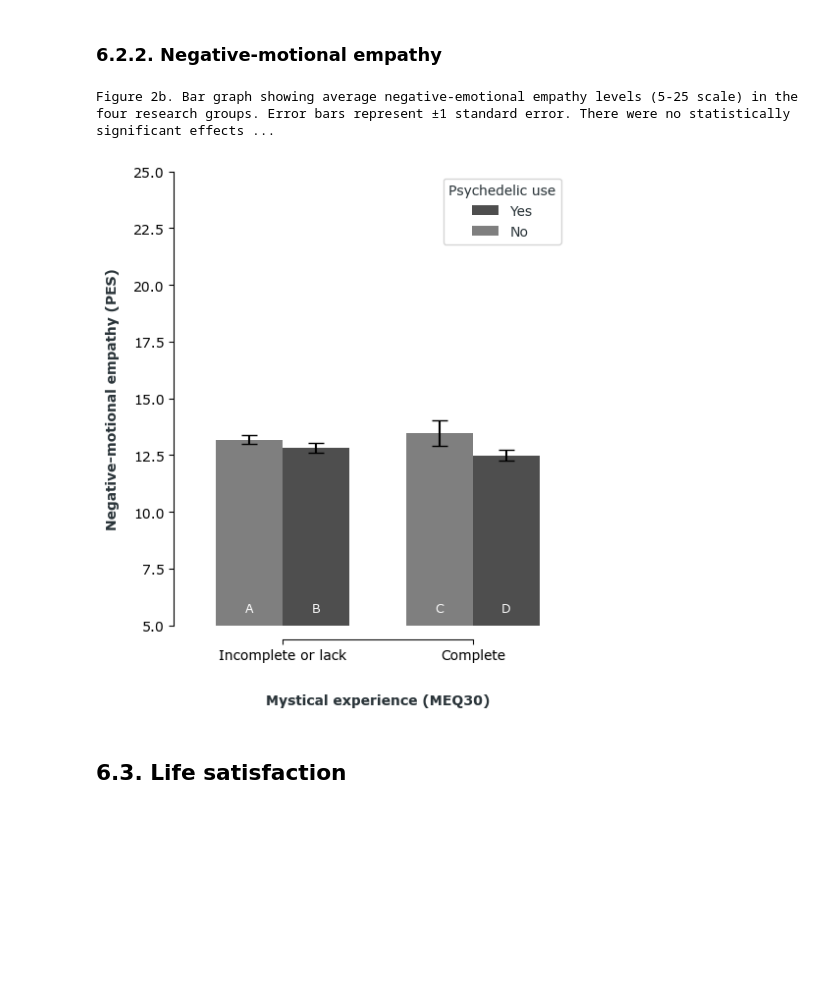
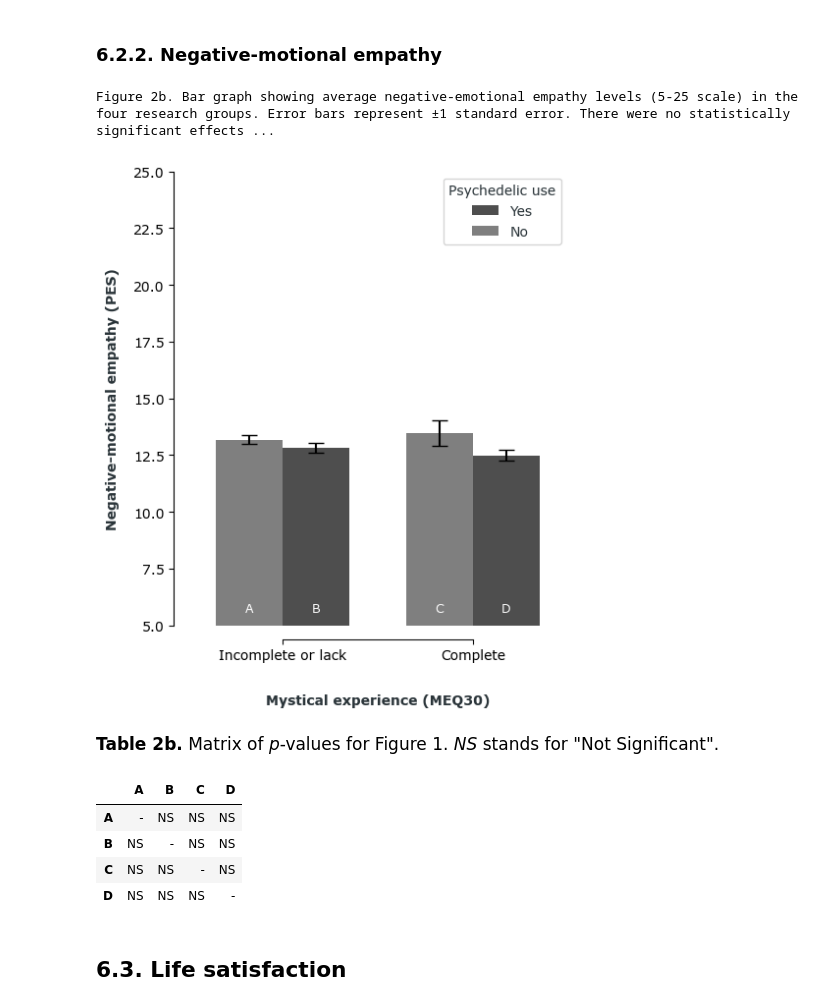
Before and after one commit to michal-owsiak/swps-university-research, a Jupyter notebook: research.ipynb, the cells around one changed output. Drawn from its saved outputs; the diff is of its cells as text; code cells hidden in the pictures; blank space fills up the shorter version.

```diff
--- a/research.ipynb
+++ b/research.ipynb
@@ -1548,33 +1628,75 @@ bars2 = ax.bar(
 
 custom_annotations = [
     (-0.175, 5, "A"),
     (0.175, 5, "B"),
     (0.825, 5, "C"),
     (1.175, 5, "D")
 ]
 
 for x, y, text in custom_annotations:
     ax.annotate(text, (x, y), textcoords="offset points", xytext=(0, 10), ha="center", fontsize=9, color="#ffffff")
 
 ax.set_ylim(5, 25)
 ax.set_xlim(-0.5, 1.5)
 ax.set_xlabel("Mystical experience (MEQ30)", fontweight="bold", color="#2a3439", fontsize=10)
 ax.set_ylabel("Negative-motional empathy (PES)", fontweight="bold", color="#2a3439", fontsize=10, labelpad=10)
 
 ax.set_xticks(indices)
 ax.set_xticklabels(["Incomplete or lack", "Complete"], fontsize=9)
 ax.xaxis.set_label_coords(0.5, -0.15)
 
 legend = ax.legend(title="Psychedelic use")
 plt.setp(legend.get_title(), color="#2a3439")
 plt.setp(legend.get_texts(), color="#2a3439")
 
 sns.despine(ax=ax, offset=10, trim=True)
 
 plt.show()
+
+## TABLE 2b
+
+table1_html = """
+<p style="font-size: 17px">
+    <strong>Table 2b.</strong> Matrix of <i>p</i>-values for Figure 1. <i>NS</i> stands for "Not Significant".
+</p>
+"""
+
+display(HTML(table1_html))
+
+data = {
+    "A": ["-", "NS", "NS", "NS"],
+    "B": ["NS", "-", "NS", "NS"],
+    "C": ["NS", "NS", "-", "NS"],
+    "D": ["NS", "NS", "NS", "-"]
+}
+
+index = ["A", "B", "C", "D"]
+columns = ["A", "B", "C", "D"]
+
+table_df = pd.DataFrame(data, index=index, columns=columns)
+
+def style_format(value):
+    if value == "NS":
+        return "font-style: italic; text-align: center"
+    else:
+        return "text-align: center"
+
+styled_df = table_df.style.map(style_format)
+styled_df = styled_df.set_table_styles([{
+    "selector": "th",
+    "props": [("font-weight", "bold")]
+}])
+
+styled_df
 # %% [output]
 Figure 2b. Bar graph showing average negative-emotional empathy levels (5-25 scale) in the four research groups. Error bars represent ±1 standard error. There were no statistically significant effects ...
 [figure]
+Table 2b. Matrix of p-values for Figure 1. NS stands for "Not Significant".
+|  | A | B | C | D |
+| A | - | NS | NS | NS |
+| B | NS | - | NS | NS |
+| C | NS | NS | - | NS |
+| D | NS | NS | NS | - |
 # %% [markdown]
 ## **6.3. Life satisfaction**
 # %%
```
Also changed, not shown: parts of 37 cells of this notebook.
